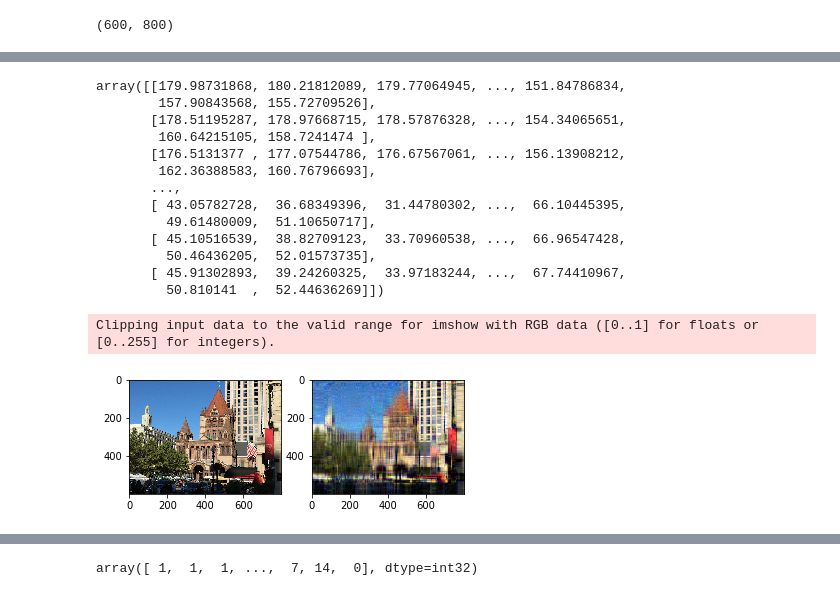
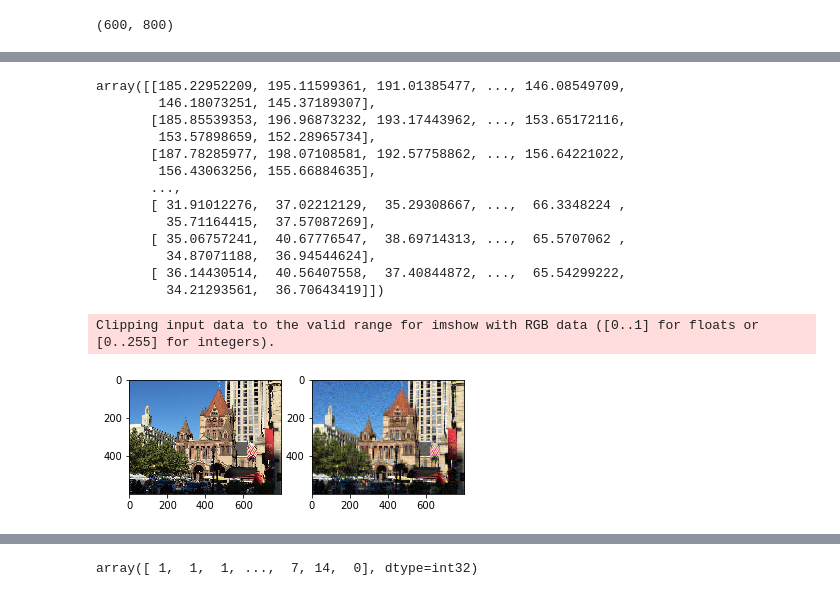
Before and after one commit to junweiluo/ImageCompression, a Jupyter notebook: PCA/PCA_Matplotlib.ipynb, the cells around one changed output, grey strips where cells are left out. Cells and saved outputs as stored; diff of their text form; code cells hidden in the pictures.

```diff
--- a/PCA/PCA_Matplotlib.ipynb
+++ b/PCA/PCA_Matplotlib.ipynb
@@ -19,7 +19,7 @@ R.shape
 # %% [output]
 (600, 800)
 # %%
-pca = PCA(0.8)
+pca = PCA(0.9)
 # %%
 R_lower_dimensional_data = pca.fit_transform(R)
 # %%
@@ -49,5 +49,5 @@ B_approximation.shape
 # %% [output]
 (600, 800)
 # %%
-RGB_approximation = np.stack((np.array(R_approximation), np.array(G_approximation), np.array(B_approximation)),axis = 2)
+RGB_approximation = np.stack((np.array(R_approximation), np.array(G_approximation), np.array(B_approximation)),axis = 2)/255
 # %%
@@ -73,24 +55,24 @@ array([[[ 66, 112, 179],
 # %%
 B_approximation
 # %% [output]
-array([[179.98731868, 180.21812089, 179.77064945, ..., 151.84786834,
-        157.90843568, 155.72709526],
-       [178.51195287, 178.97668715, 178.57876328, ..., 154.34065651,
-        160.64215105, 158.7241474 ],
-       [176.5131377 , 177.07544786, 176.67567061, ..., 156.13908212,
-        162.36388583, 160.76796693],
+array([[185.22952209, 195.11599361, 191.01385477, ..., 146.08549709,
+        146.18073251, 145.37189307],
+       [185.85539353, 196.96873232, 193.17443962, ..., 153.65172116,
+        153.57898659, 152.28965734],
+       [187.78285977, 198.07108581, 192.57758862, ..., 156.64221022,
+        156.43063256, 155.66884635],
        ...,
-       [ 43.05782728,  36.68349396,  31.44780302, ...,  66.10445395,
-         49.61480009,  51.10650717],
-       [ 45.10516539,  38.82709123,  33.70960538, ...,  66.96547428,
-         50.46436205,  52.01573735],
-       [ 45.91302893,  39.24260325,  33.97183244, ...,  67.74410967,
-         50.810141  ,  52.44636269]])
+       [ 31.91012276,  37.02212129,  35.29308667, ...,  66.3348224 ,
+         35.71164415,  37.57087269],
+       [ 35.06757241,  40.67776547,  38.69714313, ...,  65.5707062 ,
+         34.87071188,  36.94544624],
+       [ 36.14430514,  40.56407558,  37.40844872, ...,  65.54299222,
+         34.21293561,  36.70643419]])
 # %%
 # a comparison of original and compressed
 fig, ax = plt.subplots(1,2)
 ax[0].imshow(im_original);
-ax[1].imshow(RGB_approximation/255);
+ax[1].imshow(RGB_approximation);
 # %% [output]
 Clipping input data to the valid range for imshow with RGB data ([0..1] for floats or [0..255] for integers).
-[figure, old version]
+[figure, new version]
```
Also changed, not shown: parts of 6 cells of this notebook, 1 other file.
